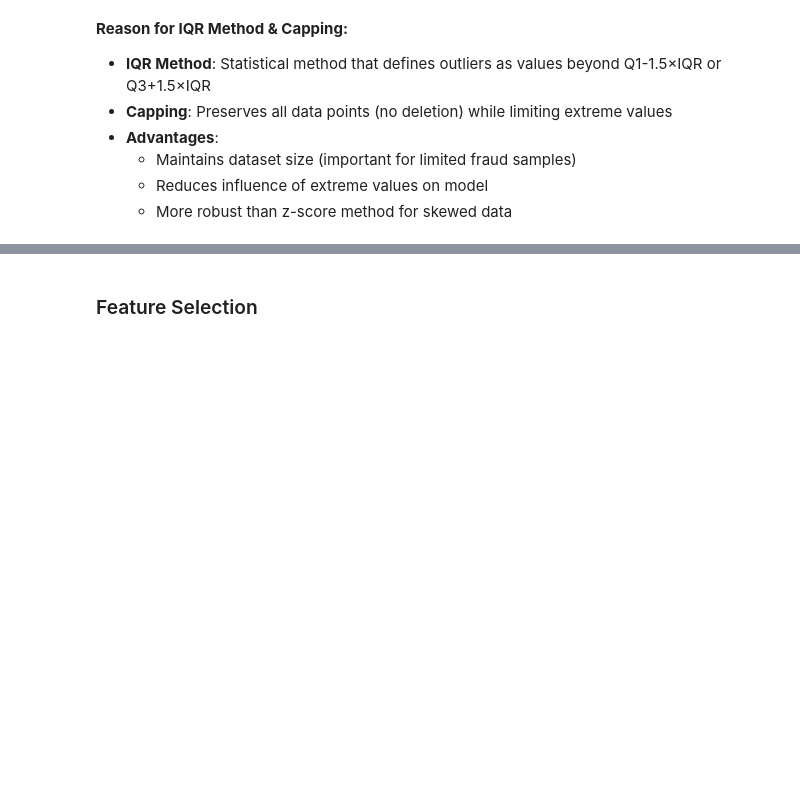
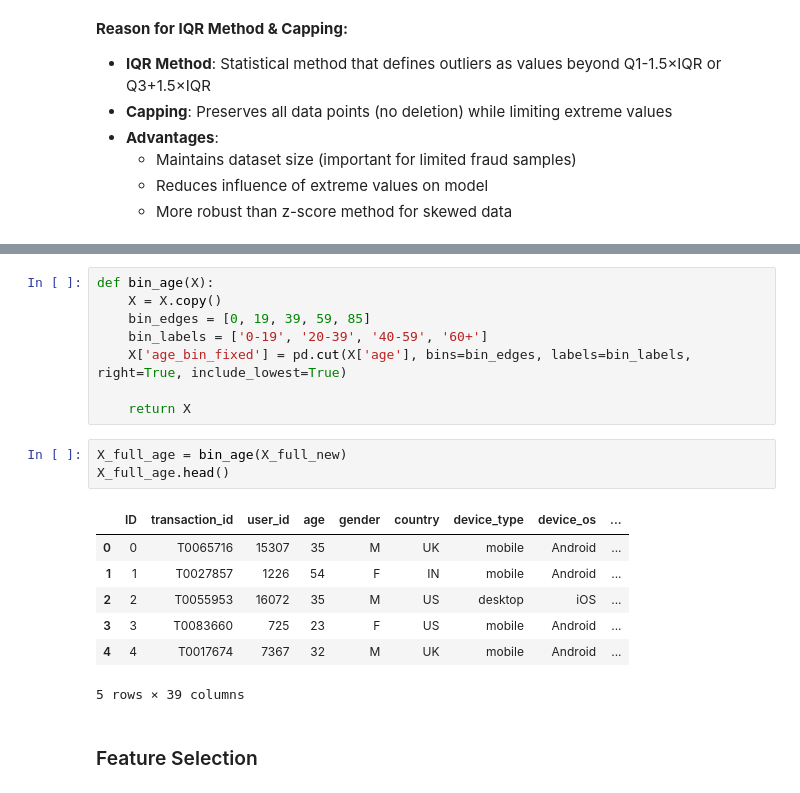
Before and after one commit to suryasuharna23/RestInPeaceMom_Tugas-Besar-2-IF3070-2025, a Jupyter notebook: src/Kelompok 12_ IF3070 Dasar Artificial Intelligence _ Tugas Besar 2 Notebook Template.ipynb, the cells around one changed output, grey strips where cells are left out. Drawn from its saved outputs; the diff is of its cells as text; blank space fills up the shorter version.

```diff
--- a/src/Kelompok 12_ IF3070 Dasar Artificial Intelligence _ Tugas Besar 2 Notebook Template.ipynb
+++ b/src/Kelompok 12_ IF3070 Dasar Artificial Intelligence _ Tugas Besar 2 Notebook Template.ipynb
@@ -874,2 +912,21 @@ Feature engineering is both a creative and iterative process. It requires a deep
+# %%
+def bin_age(X):
+    X = X.copy()
+    bin_edges = [0, 19, 39, 59, 85]
+    bin_labels = ['0-19', '20-39', '40-59', '60+']
+    X['age_bin_fixed'] = pd.cut(X['age'], bins=bin_edges, labels=bin_labels, right=True, include_lowest=True)
+
+    return X
+# %%
+X_full_age = bin_age(X_full_new)
+X_full_age.head()
+# %% [output]
+|  | ID | transaction_id | user_id | age | gender | country | device_type | device_os | ... |
+| 0 | 0 | T0065716 | 15307 | 35 | M | UK | mobile | Android | ... |
+| 1 | 1 | T0027857 | 1226 | 54 | F | IN | mobile | Android | ... |
+| 2 | 2 | T0055953 | 16072 | 35 | M | US | desktop | iOS | ... |
+| 3 | 3 | T0083660 | 725 | 23 | F | US | mobile | Android | ... |
+| 4 | 4 | T0017674 | 7367 | 32 | M | UK | mobile | Android | ... |
+5 rows × 39 columns
 # %% [markdown]
 ### Feature Selection
```
Also changed, not shown: parts of 36 cells of this notebook, 1 other file.
